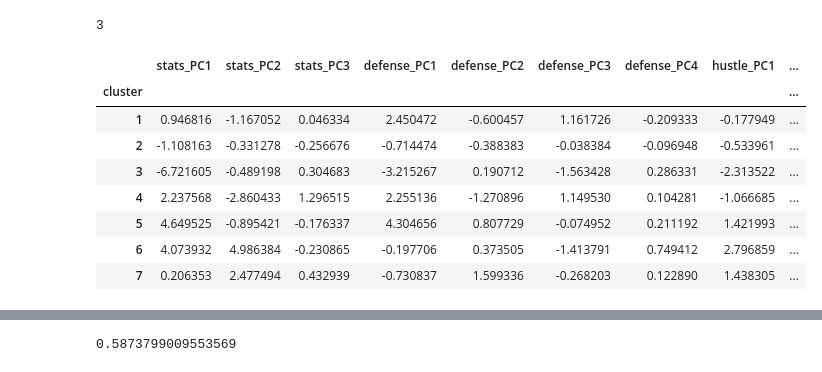
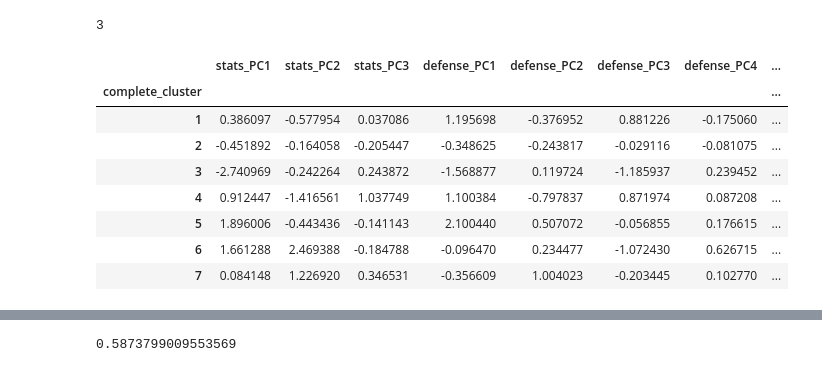
Before and after one commit to A-Jyad/NBAPlayerClustering, a Jupyter notebook: Cluster_Analysis.ipynb, the cells around one changed output, grey strips where cells are left out. Drawn from its saved outputs; the diff is of its cells as text; code cells hidden in the pictures.

```diff
--- a/Cluster_Analysis.ipynb
+++ b/Cluster_Analysis.ipynb
@@ -185,16 +186,16 @@ complete.elbow_point()
 # %% [output]
 3
 # %%
-data['cluster'] = complete.create_cluster(10)
+data_scaled['complete_cluster'] = complete.create_cluster(10)
 # %%
-data.groupby('cluster').mean()
+data_scaled.groupby('complete_cluster').mean()
 # %% [output]
-|  | stats_PC1 | stats_PC2 | stats_PC3 | defense_PC1 | defense_PC2 | defense_PC3 | defense_PC4 | hustle_PC1 | ... |
-| cluster |  |  |  |  |  |  |  |  | ... |
-| 1 | 0.946816 | -1.167052 | 0.046334 | 2.450472 | -0.600457 | 1.161726 | -0.209333 | -0.177949 | ... |
-| 2 | -1.108163 | -0.331278 | -0.256676 | -0.714474 | -0.388383 | -0.038384 | -0.096948 | -0.533961 | ... |
-| 3 | -6.721605 | -0.489198 | 0.304683 | -3.215267 | 0.190712 | -1.563428 | 0.286331 | -2.313522 | ... |
-| 4 | 2.237568 | -2.860433 | 1.296515 | 2.255136 | -1.270896 | 1.149530 | 0.104281 | -1.066685 | ... |
-| 5 | 4.649525 | -0.895421 | -0.176337 | 4.304656 | 0.807729 | -0.074952 | 0.211192 | 1.421993 | ... |
-| 6 | 4.073932 | 4.986384 | -0.230865 | -0.197706 | 0.373505 | -1.413791 | 0.749412 | 2.796859 | ... |
-| 7 | 0.206353 | 2.477494 | 0.432939 | -0.730837 | 1.599336 | -0.268203 | 0.122890 | 1.438305 | ... |
+|  | stats_PC1 | stats_PC2 | stats_PC3 | defense_PC1 | defense_PC2 | defense_PC3 | defense_PC4 | ... |
+| complete_cluster |  |  |  |  |  |  |  | ... |
+| 1 | 0.386097 | -0.577954 | 0.037086 | 1.195698 | -0.376952 | 0.881226 | -0.175060 | ... |
+| 2 | -0.451892 | -0.164058 | -0.205447 | -0.348625 | -0.243817 | -0.029116 | -0.081075 | ... |
+| 3 | -2.740969 | -0.242264 | 0.243872 | -1.568877 | 0.119724 | -1.185937 | 0.239452 | ... |
+| 4 | 0.912447 | -1.416561 | 1.037749 | 1.100384 | -0.797837 | 0.871974 | 0.087208 | ... |
+| 5 | 1.896006 | -0.443436 | -0.141143 | 2.100440 | 0.507072 | -0.056855 | 0.176615 | ... |
+| 6 | 1.661288 | 2.469388 | -0.184788 | -0.096470 | 0.234477 | -1.072430 | 0.626715 | ... |
+| 7 | 0.084148 | 1.226920 | 0.346531 | -0.356609 | 1.004023 | -0.203445 | 0.102770 | ... |
```
Also changed, not shown: parts of 12 cells of this notebook, 11 other files.
